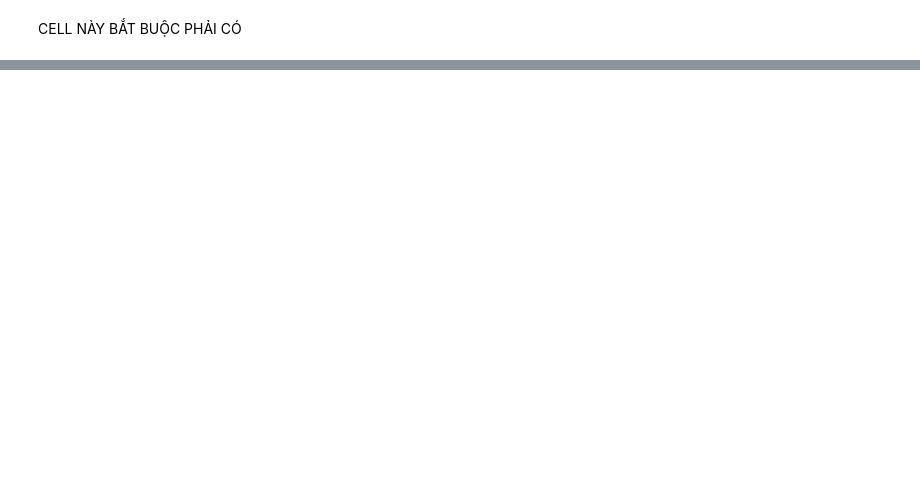
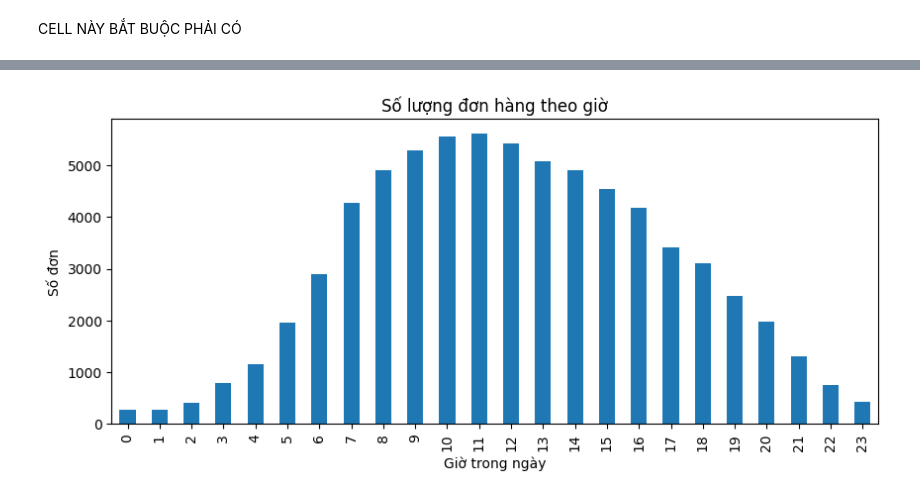
Before and after one commit to tinletrongCS/Data-mining, a Jupyter notebook: notebooks/toan.ipynb, the cells around one changed output, grey strips where cells are left out. Saved outputs shown, nothing was run; the diff lists cells and outputs as text; code cells hidden in the pictures; blank space fills up the shorter version.

```diff
--- a/notebooks/toan.ipynb
+++ b/notebooks/toan.ipynb
@@ -40,0 +95,41 @@ dataset = run_phase_1_cleaning(dataset)
+# %%
+main["order_line_value"] = main["price"] * main["quantity"]
+# %%
+order_df = (
+    main.groupby("order_id")
+    .agg(
+        order_value=("order_line_value", "sum"),
+        hour=("hour", "first"),
+        day_of_week=("day_of_week", "first"),
+        is_weekend=("is_weekend", "first"),
+        user_id=("user_id", "first")
+    )
+    .reset_index()
+)
+# %%
+order_df = order_df.merge(user, on="user_id", how="left")
+# %%
+def time_bucket(hour):
+    if 0 <= hour < 6:
+        return "Night"
+    elif 6 <= hour < 11:
+        return "Morning"
+    elif 11 <= hour < 14:
+        return "Noon"
+    elif 14 <= hour < 18:
+        return "Afternoon"
+    else:
+        return "Evening"
+
+order_df["time_bucket"] = order_df["hour"].apply(time_bucket)
+# %%
+orders_per_hour = order_df.groupby("hour")["order_id"].count()
+
+plt.figure(figsize=(10,4))
+orders_per_hour.plot(kind="bar")
+plt.title("Số lượng đơn hàng theo giờ")
+plt.xlabel("Giờ trong ngày")
+plt.ylabel("Số đơn")
+plt.show()
+# %% [output]
+[figure, added]
```
Also changed, not shown: parts of 10 cells of this notebook, 1 other file.
